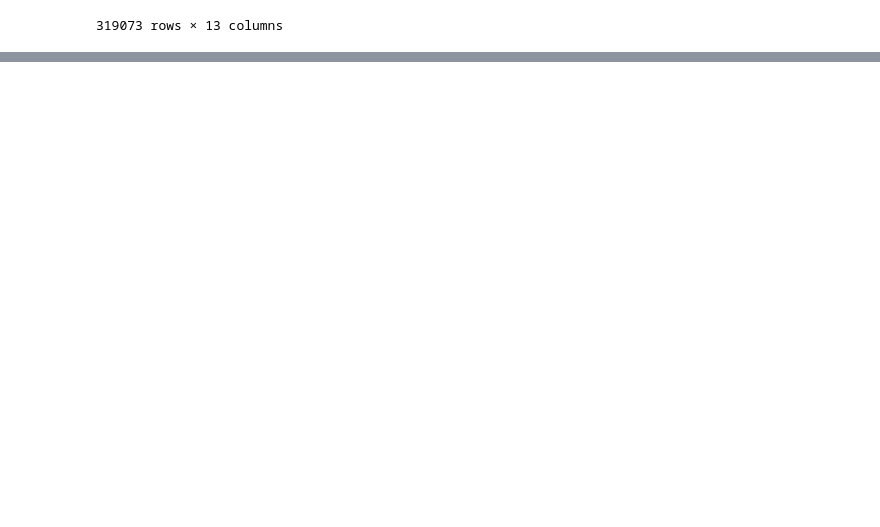
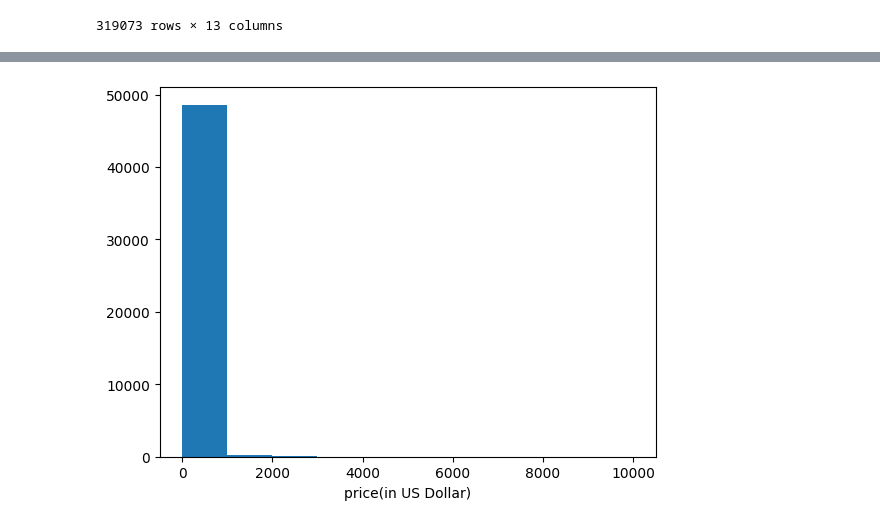
Before and after one commit to dayyaanjattiem/Data-Analysis-Course, a Jupyter notebook: Data_Analyst_Course.ipynb, the cells around one changed output, grey strips where cells are left out. Saved outputs shown, nothing was run; the diff lists cells and outputs as text; code cells hidden in the pictures; blank space fills up the shorter version.

```diff
--- a/Data_Analyst_Course.ipynb
+++ b/Data_Analyst_Course.ipynb
@@ -304,0 +380,6 @@ cleaned_crime
+# %%
+plt.hist(listings['price'])
+plt.xlabel('price(in US Dollar)')
+plt.show()
+# %% [output]
+[figure, added]
```
Also changed, not shown: parts of 19 cells of this notebook.
